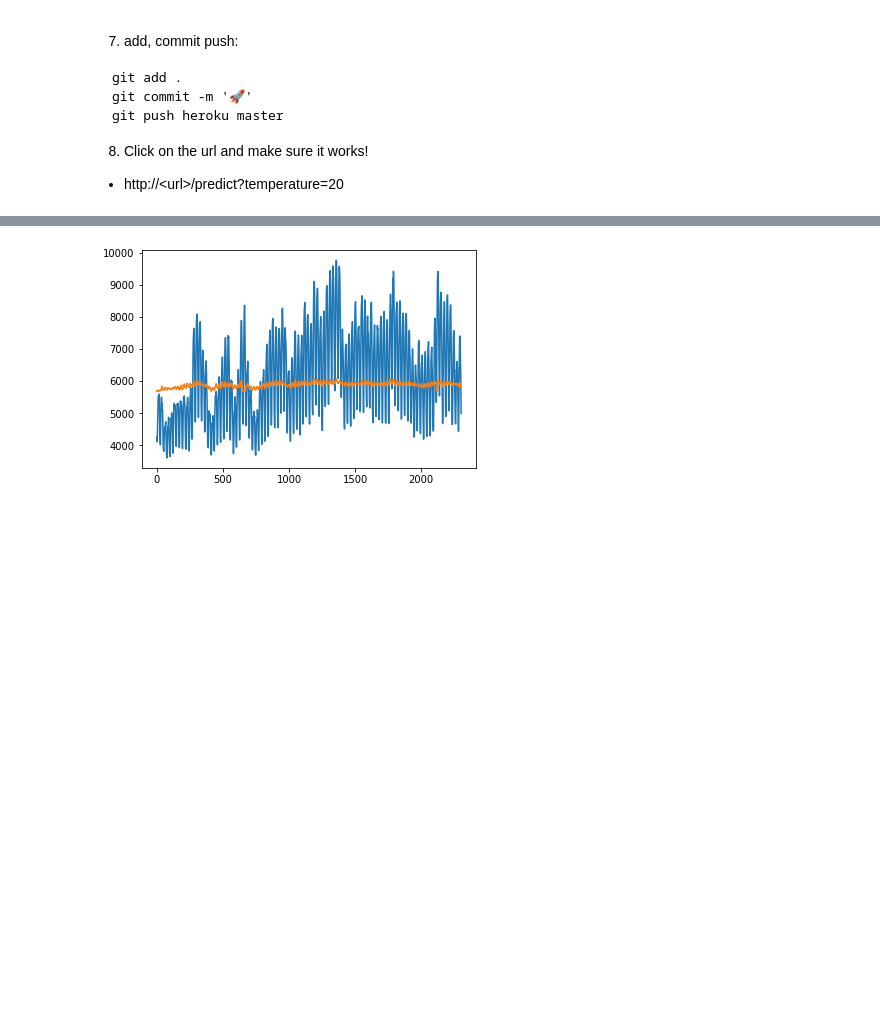
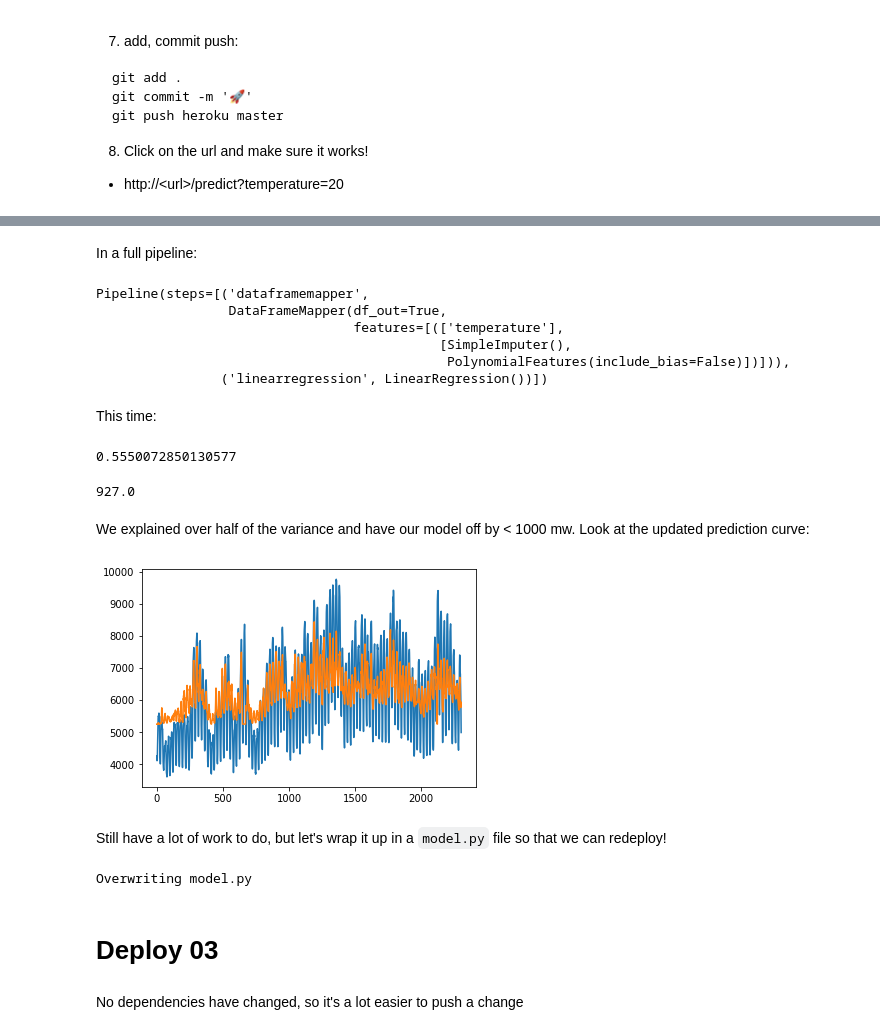
Before and after one commit to maxhumber/CDML, a Jupyter notebook: step_by_step.ipynb, the cells around one changed output, grey strips where cells are left out. Saved outputs shown, nothing was run; the diff lists cells and outputs as text; code cells hidden in the pictures; blank space fills up the shorter version.

```diff
--- a/step_by_step.ipynb
+++ b/step_by_step.ipynb
@@ -750,0 +758,8 @@ from matplotlib import pyplot as plt
+# %%
+from sklearn.preprocessing import PolynomialFeatures
+
+mapper = DataFrameMapper([
+    (['temperature'], [SimpleImputer(), PolynomialFeatures(degree=2, include_bias=False)])
+], df_out=True)
+
+mapper.fit_transform(X_train)
@@ -751,5 +780,29 @@ from matplotlib import pyplot as plt
+# %% [markdown]
+In a full pipeline:
+# %%
+pipe = make_pipeline(mapper, model)
+pipe.fit(X_train, y_train)
+# %% [output]
+Pipeline(steps=[('dataframemapper',
+                 DataFrameMapper(df_out=True,
+                                 features=[(['temperature'],
+                                            [SimpleImputer(),
+                                             PolynomialFeatures(include_bias=False)])])),
+                ('linearregression', LinearRegression())])
+# %% [markdown]
+This time:
+# %%
+pipe.score(X_test, y_test)
+# %% [output]
+0.5550072850130577
+# %%
+round(mean_squared_error(y_test, pipe.predict(X_test)) ** (1/2))
+# %% [output]
+927.0
+# %% [markdown]
+We explained over half of the variance and have our model off by < 1000 mw. Look at the updated prediction curve:
 # %%
 plt.plot(range(len(y_test)), y_test)
-plt.plot(range(len(y_test)), model.predict(Z_test));
+plt.plot(range(len(y_test)), pipe.predict(Z_test));
 # %% [output]
-[figure, old version]
+[figure, new version]
@@ -757,0 +809,39 @@ We're
+# %% [markdown]
+Still have a lot of work to do, but let's wrap it up in a `model.py` file so that we can redeploy!
+# %%
+%%writefile model.py
+
+import pickle
+import pandas as pd
+from sklearn_pandas import DataFrameMapper
+from sklearn.model_selection import train_test_split
+from sklearn.linear_model import LinearRegression
+from sklearn.metrics import mean_squared_error
+from sklearn.impute import SimpleImputer
+from sklearn.pipeline import make_pipeline
+from sklearn.preprocessing import PolynomialFeatures
+
+df = pd.read_csv('data/weather_power.csv')
+
+target = 'energy_demand'
+y = df[target]
+X = df[['temperature']]
+
+X_train, X_test, y_train, y_test = train_test_split(X, y, test_size=0.1, shuffle=False)
+
+mapper = DataFrameMapper([
+    (['temperature'], [SimpleImputer(), PolynomialFeatures(degree=2, include_bias=False)])
+], df_out=True)
+
+model = LinearRegression()
+pipe = make_pipeline(mapper, model)
+pipe.fit(X_train, y_train)
+
+with open('pipe.pkl', 'wb') as f:
+    pickle.dump(pipe, f)
+# %% [output]
+Overwriting model.py
+# %% [markdown]
+# Deploy 03
+# %% [markdown]
+No dependencies have changed, so it's a lot easier to push a change
```
Also changed, not shown: parts of 12 cells of this notebook, 3 other files.
